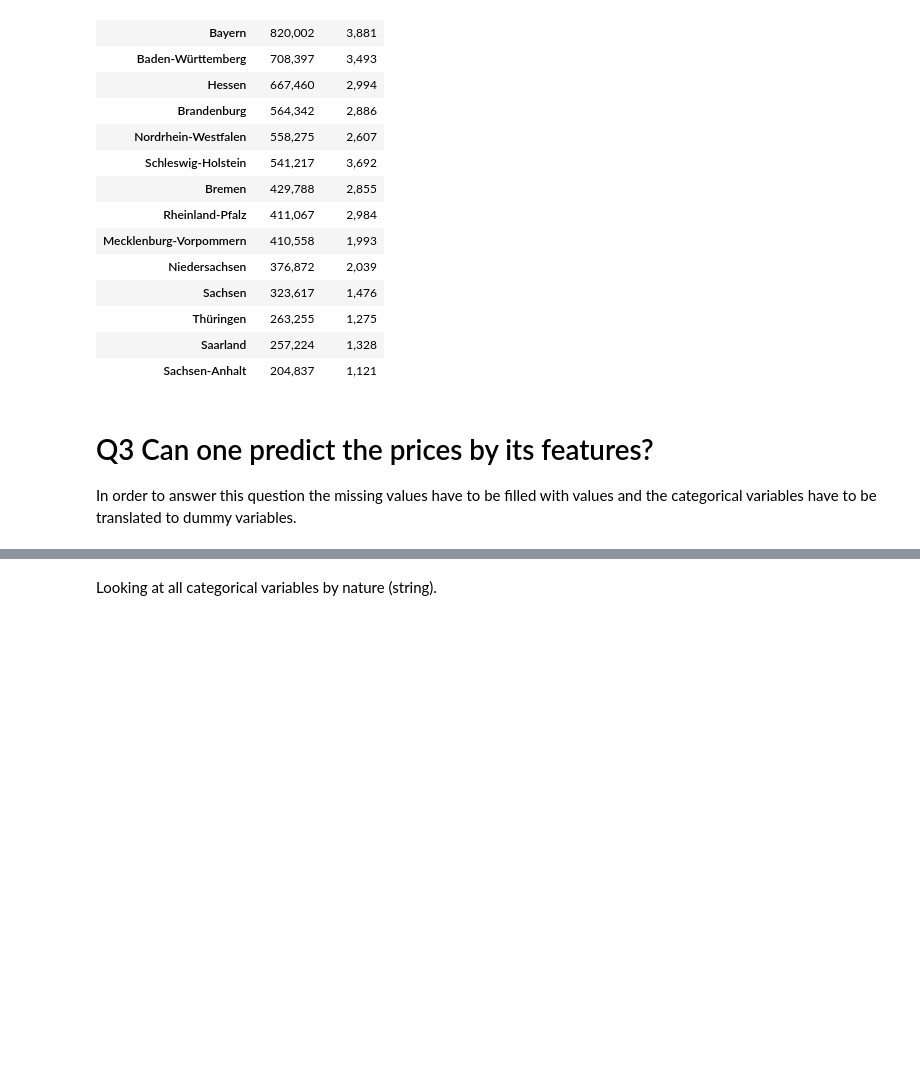
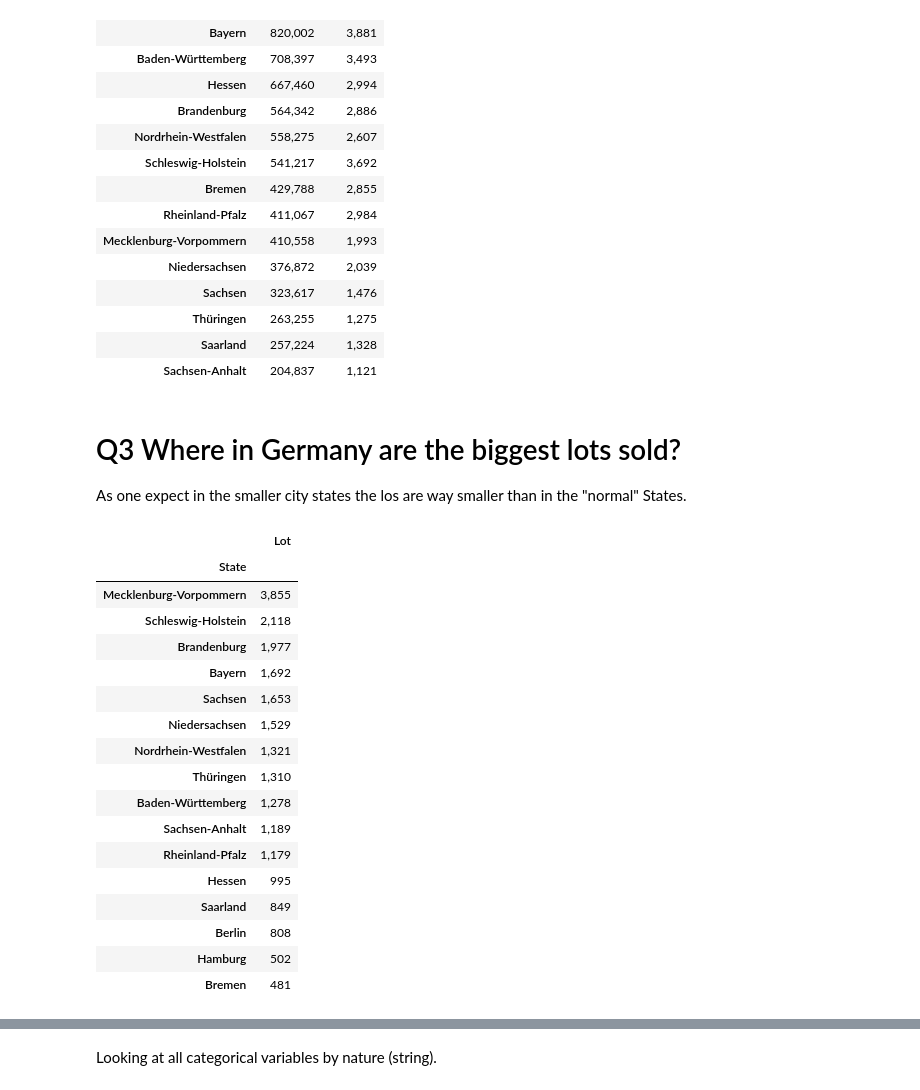
Before and after one commit to discoluc/udacityhouseprices, a Jupyter notebook: Code.ipynb, the cells around one changed output, grey strips where cells are left out. Saved outputs shown, nothing was run; the diff lists cells and outputs as text; code cells hidden in the pictures; blank space fills up the shorter version.

```diff
--- a/Code.ipynb
+++ b/Code.ipynb
@@ -207,7 +211,27 @@ df_price
 | Thüringen | 263,255 | 1,275 |
 | Saarland | 257,224 | 1,328 |
 | Sachsen-Anhalt | 204,837 | 1,121 |
-# %% [markdown]
-# Q3 Can one predict the prices by its features?
-
-In order to answer this question the missing values have to be filled with values and the categorical variables have to be translated to dummy variables.
+# %% [markdown]
+# Q3 Where in Germany are the biggest lots sold?
+As one expect in the smaller city states the los are way smaller than in the "normal" States.
+# %%
+df.groupby('State').Lot.mean().sort_values(ascending=False).to_frame()
+# %% [output]
+|  | Lot |
+| State |  |
+| Mecklenburg-Vorpommern | 3,855 |
+| Schleswig-Holstein | 2,118 |
+| Brandenburg | 1,977 |
+| Bayern | 1,692 |
+| Sachsen | 1,653 |
+| Niedersachsen | 1,529 |
+| Nordrhein-Westfalen | 1,321 |
+| Thüringen | 1,310 |
+| Baden-Württemberg | 1,278 |
+| Sachsen-Anhalt | 1,189 |
+| Rheinland-Pfalz | 1,179 |
+| Hessen | 995 |
+| Saarland | 849 |
+| Berlin | 808 |
+| Hamburg | 502 |
+| Bremen | 481 |
```
Also changed, not shown: parts of 26 cells of this notebook.
